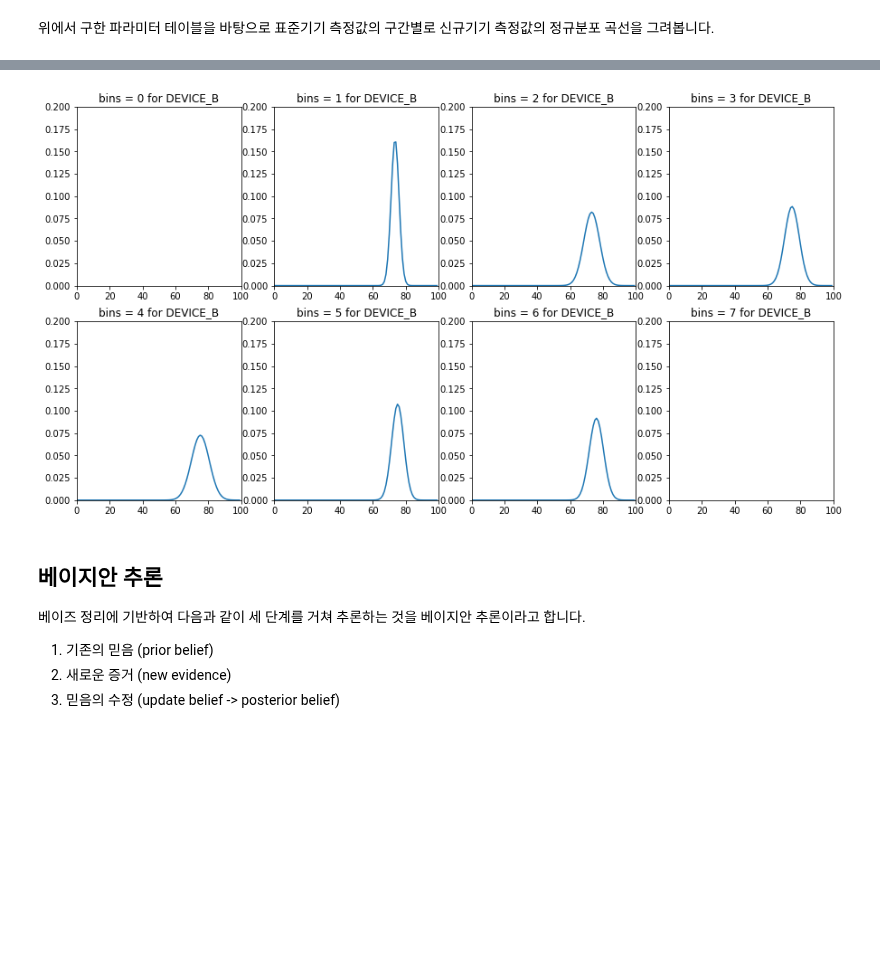
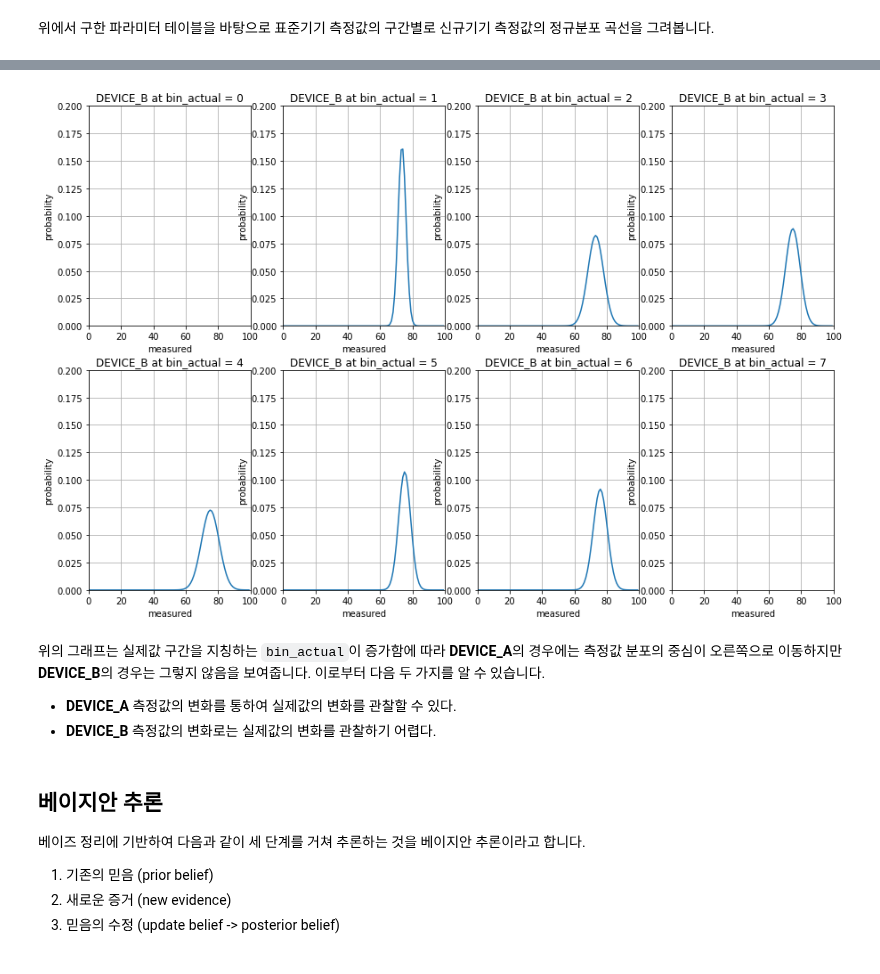
Before and after one commit to trvoid/ml-study, a Jupyter notebook: device-validation/device-validation-by-gaussian-distribution-model.ipynb, the cells around one changed output, grey strips where cells are left out. Cells and saved outputs as stored; diff of their text form; code cells hidden in the pictures; blank space fills up the shorter version.

```diff
--- a/device-validation/device-validation-by-gaussian-distribution-model.ipynb
+++ b/device-validation/device-validation-by-gaussian-distribution-model.ipynb
@@ -289,7 +289,7 @@ param_table_b = get_param_table(frequency_table_b)
 # %%
 measured_arr = np.linspace(RANGE_MEASURED[0], RANGE_MEASURED[1], 100, endpoint = False)
 
-plt.figure(figsize = (15, 8))
+plt.figure(figsize = (15, 10))
 for i in np.arange(BINS_ACTUAL):
     u, s = param_table_a[i]
     pdf_arr = norm.pdf(measured_arr, u, s)
@@ -298,6 +298,9 @@ for i in np.arange(BINS_ACTUAL):
     plt.plot(measured_arr, pdf_arr)
     plt.xlim(RANGE_MEASURED[0], RANGE_MEASURED[1])
     plt.ylim(0, 0.1)
-    plt.title(f'bins = {i} for DEVICE_A')
+    plt.grid(True)
+    plt.xlabel('measured')
+    plt.ylabel('probability')
+    plt.title(f'DEVICE_A at bin_actual = {i}')
 plt.show()
 # %% [output]
@@ -305,17 +308,25 @@ plt.show()
 # %%
-plt.figure(figsize = (15, 8))
+plt.figure(figsize = (15, 10))
 for i in np.arange(BINS_ACTUAL):
     u, s = param_table_b[i]
     pdf_arr = norm.pdf(measured_arr, u, s)
 
     plt.subplot(241 + i)
     plt.plot(measured_arr, pdf_arr)
     plt.xlim(RANGE_MEASURED[0], RANGE_MEASURED[1])
     plt.ylim(0, 0.2)
-    plt.title(f'bins = {i} for DEVICE_B')
+    plt.grid(True)
+    plt.xlabel('measured')
+    plt.ylabel('probability')
+    plt.title(f'DEVICE_B at bin_actual = {i}')
 plt.show()
 # %% [output]
-[figure, old version]
+[figure, new version]
+# %% [markdown]
+위의 그래프는 실제값 구간을 지칭하는 `bin_actual`이 증가함에 따라 **DEVICE_A**의 경우에는 측정값 분포의 중심이 오른쪽으로 이동하지만 **DEVICE_B**의 경우는 그렇지 않음을 보여줍니다. 이로부터 다음 두 가지를 알 수 있습니다.
+
+* **DEVICE_A** 측정값의 변화를 통하여 실제값의 변화를 관찰할 수 있다.
+* **DEVICE_B** 측정값의 변화로는 실제값의 변화를 관찰하기 어렵다.
 # %% [markdown]
 ## 베이지안 추론
 
```
Also changed, not shown: parts of 5 cells of this notebook, 1 other file.
